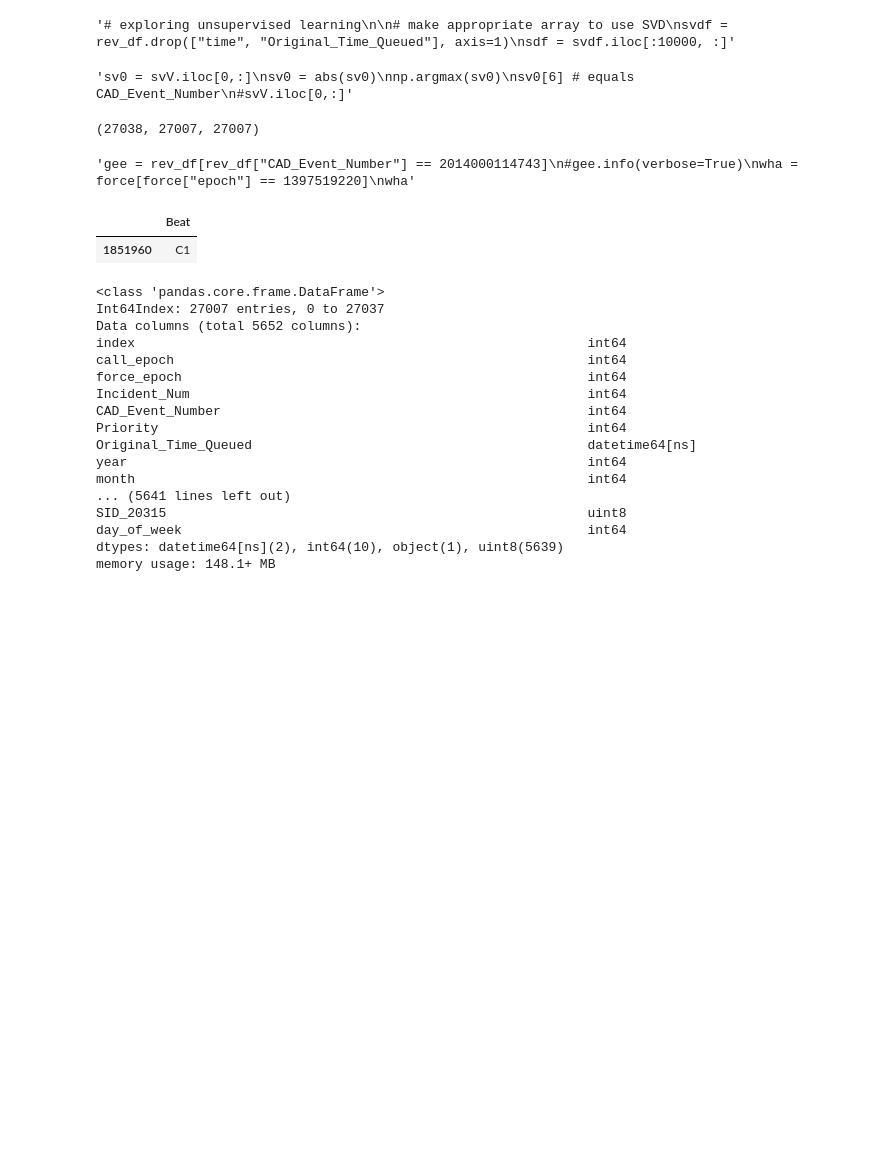
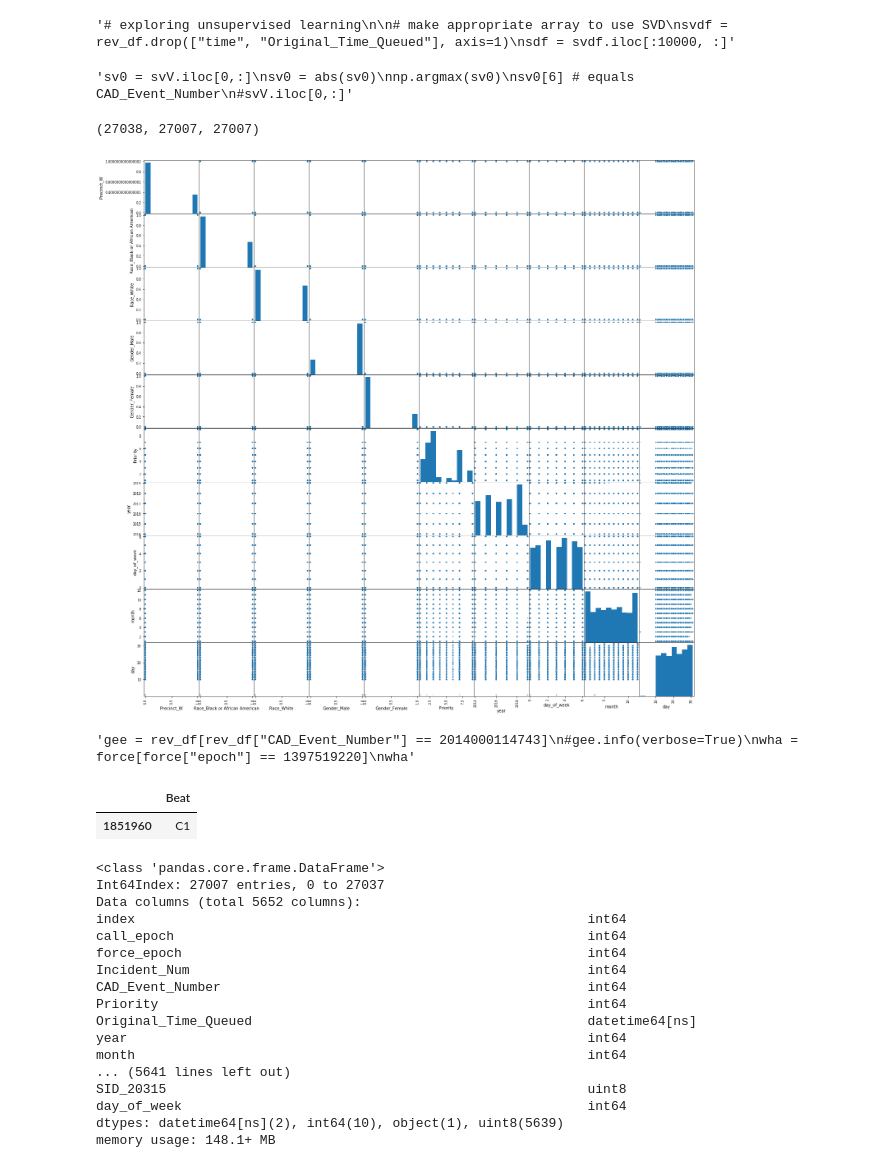
Before and after one commit to SarahMBurgart/use-of-force, a Jupyter notebook: EDA.ipynb, the cells around one changed output. Saved outputs shown, nothing was run; the diff lists cells and outputs as text; code cells hidden in the pictures; blank space fills up the shorter version.

```diff
--- a/EDA.ipynb
+++ b/EDA.ipynb
@@ -45,7 +79,5 @@ def callstime(df, col_arrive):
 # %%
-calls = pd.read_csv("/Users/sarahburgart/galvanize/week7/capstone2/data/Call_Data.csv")
+force = pd.read_csv("data/Use_Of_Force.csv")
-# %%
-force = pd.read_csv("/Users/sarahburgart/galvanize/week7/capstone2/data/Use_Of_Force.csv")
 # %%
 # change to epoch time
 force = datetime(force,"Occured_date_time" )
@@ -150,10 +172,10 @@ rev_df.head()
 # %%
 rev_df = pd.get_dummies(data = rev_df,
-                     columns=["force_beat","Force_Level", "calls_beat", "Event_Clearance_Description",
-                              "Subject_Gender", "Call_Type","Subject_Race", "Initial_Call_Type", "Final_Call_Type",
+                     columns=["force_beat","Force_Level", "calls_beat",
+                              "Subject_Gender", "Call_Type","Subject_Race", "Initial_Call_Type",
                              "Precinct", "Sector", "Officer_ID", "Subject_ID"],
-                     prefix=["forceb", "forcelevel", "callsb", "ECD",
-                             "Gender", "CallType", "Race", "InitCall", "FinCall",
+                     prefix=["forceb", "forcelevel", "callsb",
+                             "Gender", "CallType", "Race", "InitCall",
                             "Precinct","Sector", "OID", "SID" ])
 
 
@@ -165,6 +187,9 @@ rev_df["year"] = rev_df["year"].astype(int)
 rev_df["month"] = rev_df["month"].astype(int)
 rev_df["day"] = rev_df["day"].astype(int)
 rev_df["day_of_week"] = rev_df.Original_Time_Queued.dt.dayofweek
+# %%
+# drop leaky data
+rev_df.drop(["Event_Clearance_Description","Final_Call_Type", "time "], axis=1, inplace=True )
 # %%
 '''# exploring unsupervised learning
 
@@ -231,10 +242,12 @@ len(rev_df_orig), len(rev_df), len(merged)
 # %%
 # make smaller df for scatter_matrix
 sm = rev_df[['Precinct_W', 'Race_Black or African American', 'Race_White',
        'Gender_Male', 'Gender_Female', 'Priority', 'year', 'day_of_week',
        'month', 'day']]
 
-pd.plotting.scatter_matrix(sm, alpha=0.2);
+pd.plotting.scatter_matrix(sm, alpha=0.2, figsize=(24,24));
+# %% [output]
+[figure, added]
 # %%
 '''gee = rev_df[rev_df["CAD_Event_Number"] == 2014000114743]
 #gee.info(verbose=True)
```
Also changed, not shown: parts of 31 cells of this notebook.
